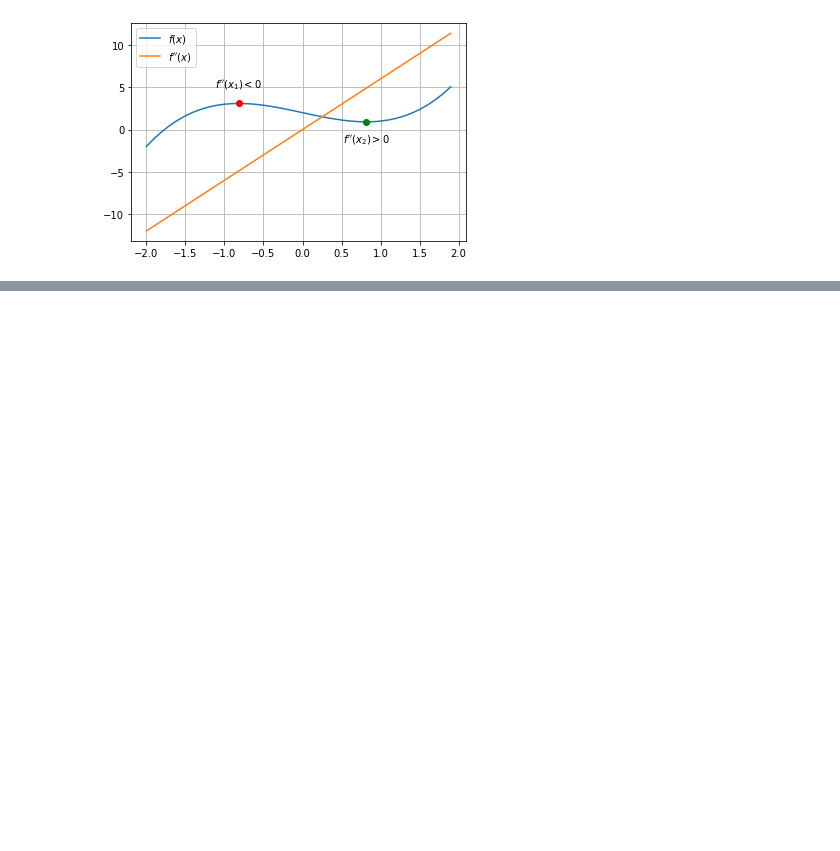
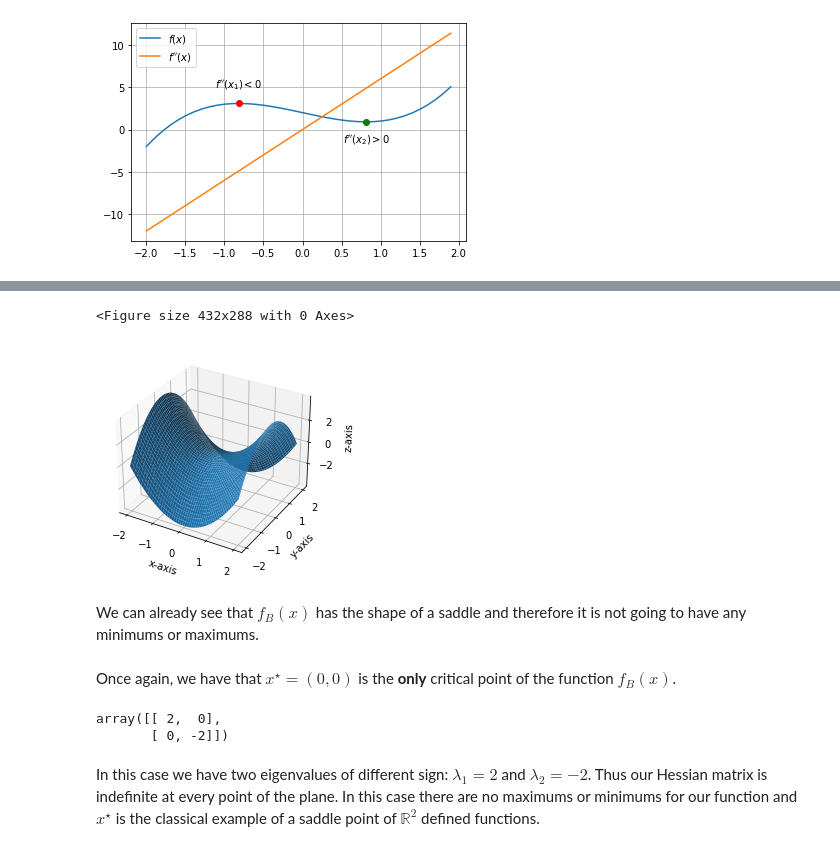
Before and after one commit to Vol0kin/OPT, a Jupyter notebook: LabPractices/Lab1/Optimization_Lab_Practice_1.ipynb, the cells around one changed output, grey strips where cells are left out. Saved outputs shown, nothing was run; the diff lists cells and outputs as text; code cells hidden in the pictures; blank space fills up the shorter version.

```diff
--- a/LabPractices/Lab1/Optimization_Lab_Practice_1.ipynb
+++ b/LabPractices/Lab1/Optimization_Lab_Practice_1.ipynb
@@ -72,0 +129,10 @@ def f(x):
+# %%
+def f_B(x_1, x_2):
+    return x_1**2 - x_2**2
+# %%
+plot_function_surface(f_B)
+# %% [output]
+<Figure size 432x288 with 0 Axes>
+[figure, added]
+# %% [markdown]
+We can already see that $f_B(x)$ has the shape of a saddle and therefore it is not going to have any minimums or maximums.
@@ -72,0 +142,2 @@ def f(x):
+# %% [markdown]
+Once again, we have that $x^\star = (0, 0)$ is the **only** critical point of the function $f_B(x)$.
@@ -72,0 +147,7 @@ def f(x):
+# %%
+hessian_f_b()
+# %% [output]
+array([[ 2,  0],
+       [ 0, -2]])
+# %% [markdown]
+In this case we have two eigenvalues of different sign: $\lambda_1=2$ and $\lambda_2 = -2$. Thus our Hessian matrix is indefinite at every point of the plane. In this case there are no maximums or minimums for our function and $x^\star$ is the classical example of a saddle point of $\mathbb{R}^2$ defined functions.
```
Also changed, not shown: parts of 28 cells of this notebook.
